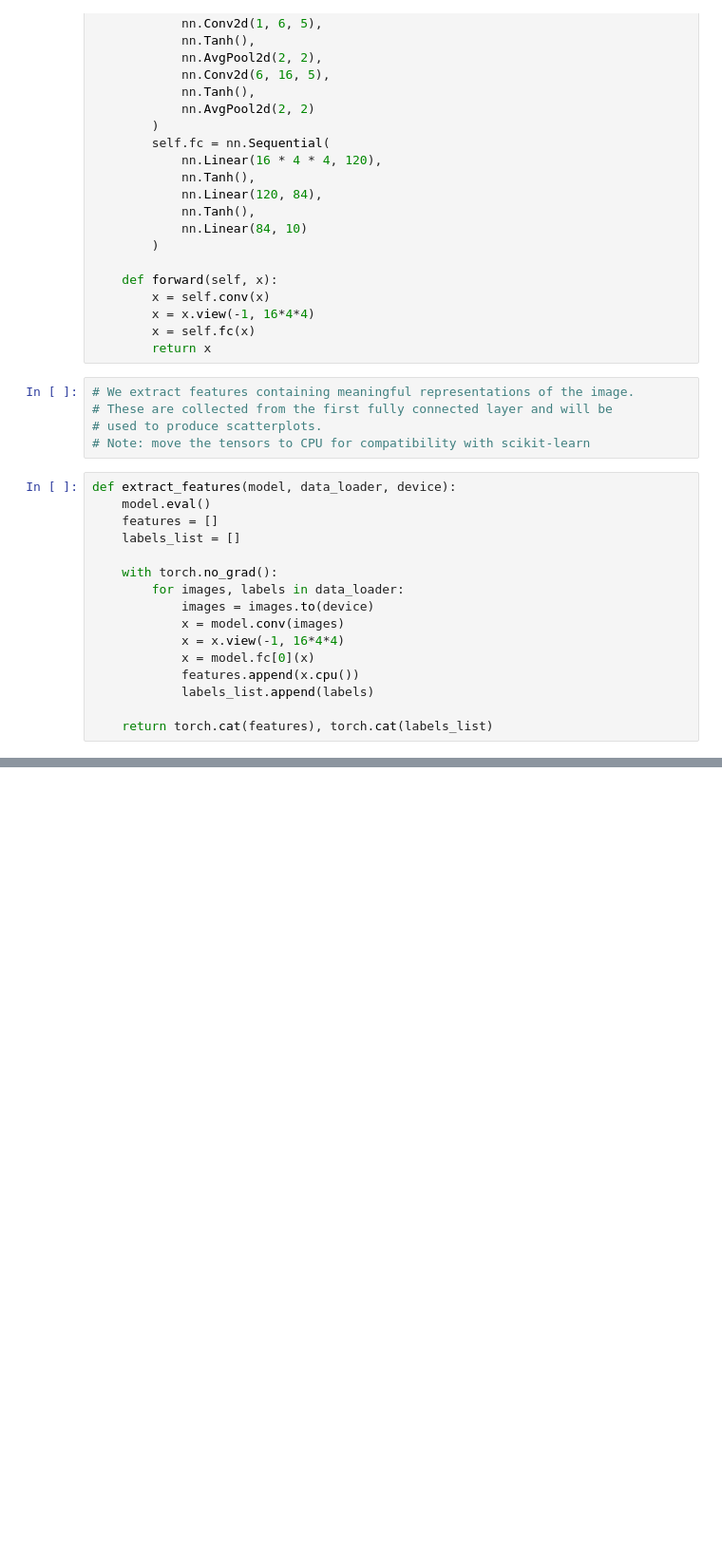
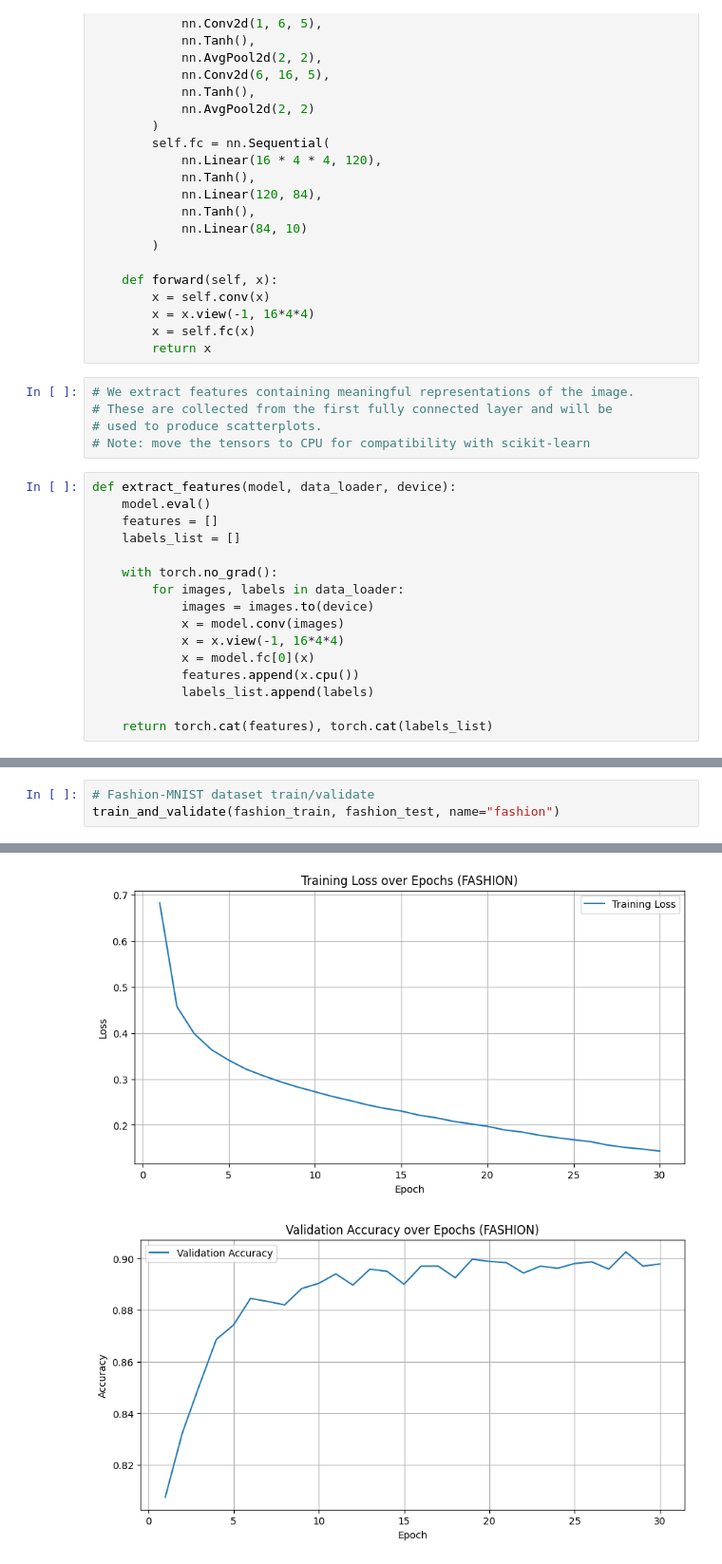
Before and after one commit to crazycat948/Custom-CNN-Project, a Jupyter notebook: LeNet_MNIST_FashionMNIST_Baseline.ipynb, the cells around one changed output, grey strips where cells are left out. Shown at 95% size. Saved outputs shown, nothing was run; the diff lists cells and outputs as text; blank space fills up the shorter version.

Commit message:
added fashion to baseline

```diff
--- a/LeNet_MNIST_FashionMNIST_Baseline.ipynb
+++ b/LeNet_MNIST_FashionMNIST_Baseline.ipynb
@@ -256,0 +262,4 @@ plt.show()
+# %%
+# Fashion-MNIST dataset train/validate
+train_and_validate(fashion_train, fashion_test, name="fashion")
+# %% [output]
@@ -256,0 +283,2 @@ plt.show()
+[figure, added]
+[figure, added]
```
Also changed, not shown: parts of 20 cells of this notebook.
